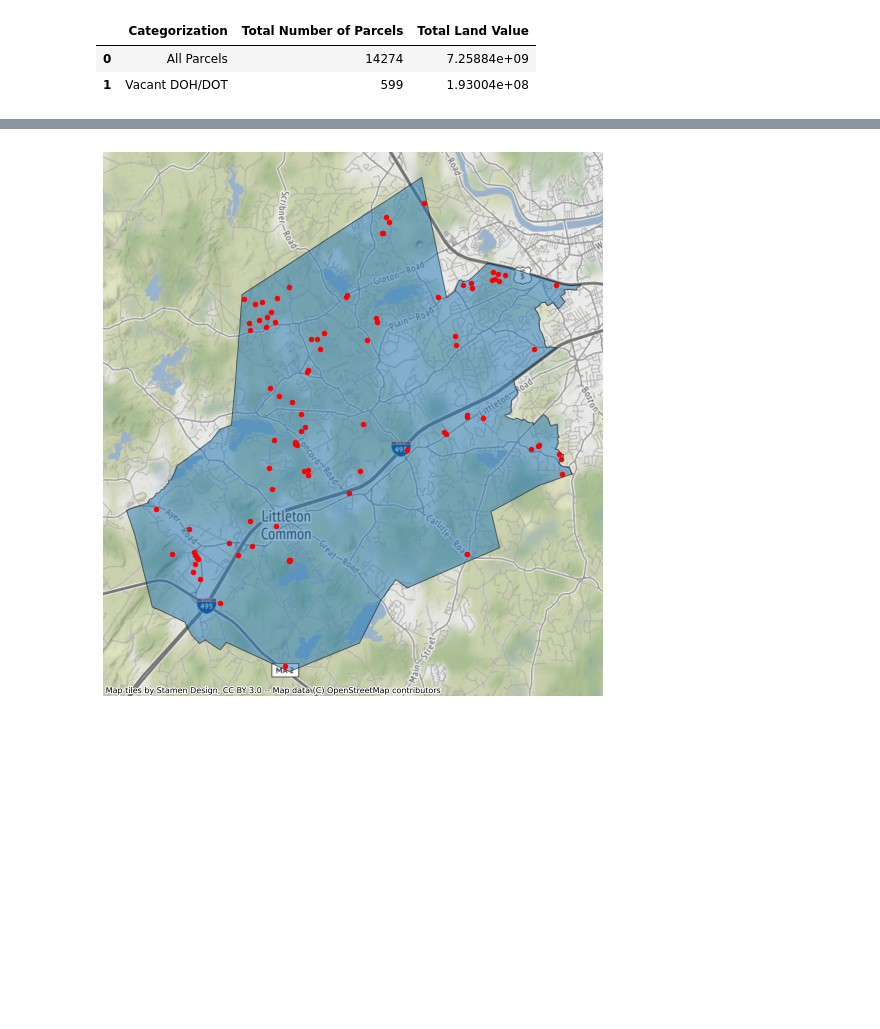
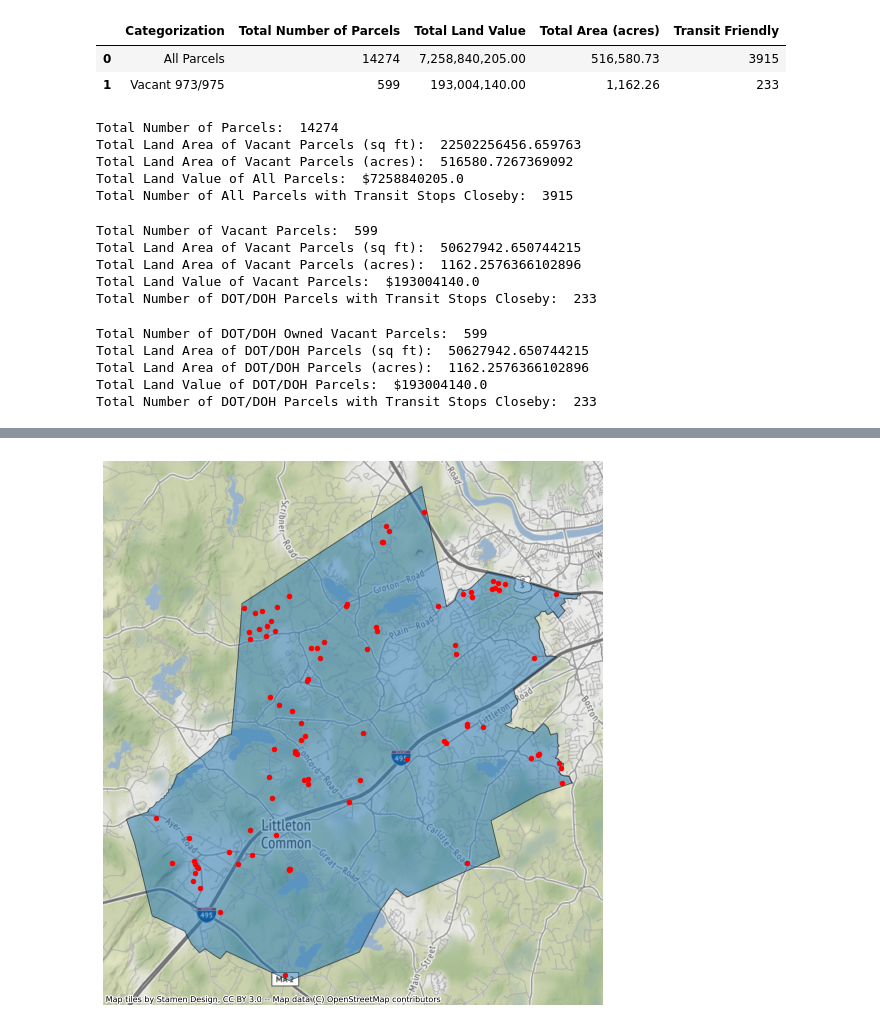
Before and after one commit to BU-Spark/summer2021internship, a Jupyter notebook: State Surplus/StateSurplus.ipynb, the cells around one changed output, grey strips where cells are left out. Drawn from its saved outputs; the diff is of its cells as text; code cells hidden in the pictures; blank space fills up the shorter version.

```diff
--- a/State Surplus/StateSurplus.ipynb
+++ b/State Surplus/StateSurplus.ipynb
@@ -38,19 +39,26 @@ data = data.reset_index()
 vacant = data[data['luc_adj_2'].isin([973,975])]
 # %%
 # Creating a summary dataframe with overview data on data parcels, to be exported as .png file
-summary = pd.DataFrame(columns = ['Categorization','Total Number of Parcels', 'Total Land Value'])
+pd.options.display.float_format = '{:20,.2f}'.format
+
+summary = pd.DataFrame(columns = ['Categorization','Total Number of Parcels', 'Total Land Value','Total Area (acres)', 'Transit Friendly'])
 summary.at[0,'Categorization'] = 'All Parcels'
 summary.at[0, 'Total Number of Parcels'] = len(data.index)
 summary.at[0, 'Total Land Value'] = data.land_value.sum()
+summary.at[0, 'Total Area (acres)'] = data.lot_areaft.sum()/43560
+summary.at[0, 'Transit Friendly'] = len(data[data.numTransitStops.notna()].index)
 
-summary.at[1,'Categorization'] = 'Vacant DOH/DOT'
+
+summary.at[1,'Categorization'] = 'Vacant 973/975'
 summary.at[1, 'Total Number of Parcels'] = len(vacant.index)
 summary.at[1, 'Total Land Value'] = vacant.land_value.sum()
+summary.at[1, 'Total Area (acres)'] = vacant.lot_areaft.sum()/43560
+summary.at[1, 'Transit Friendly'] = len(vacant[vacant.numTransitStops.notna()].index)
+
+summary.to_csv('/Users/hoperuse/summer2021internship/State Surplus/TopTens/summary.csv')
 summary
-
-# dfi.export(summary,'summary.png')
 # %% [output]
-|  | Categorization | Total Number of Parcels | Total Land Value |
-| 0 | All Parcels | 14274 | 7.25884e+09 |
-| 1 | Vacant DOH/DOT | 599 | 1.93004e+08 |
+|  | Categorization | Total Number of Parcels | Total Land Value | Total Area (acres) | Transit Friendly |
+| 0 | All Parcels | 14274 | 7,258,840,205.00 | 516,580.73 | 3915 |
+| 1 | Vacant 973/975 | 599 | 193,004,140.00 | 1,162.26 | 233 |
 # %%
@@ -79 +90,47 @@ parcelsAgg = parcelsAgg.dropna()
+# %%
+allParcels = aggData(data)
+allParcels = allParcels.rename(columns = {'District': 'REP_DIST'})
+
+print("Total Number of Parcels: ", len(data.index))
+print("Total Land Area of Vacant Parcels (sq ft): ", str(data.lot_areaft.sum()))
+print("Total Land Area of Vacant Parcels (acres): ", str(data.lot_areaft.sum()/43560))
+print("Total Land Value of All Parcels: ", '$' + str(data.land_value.sum()))
+print("Total Number of All Parcels with Transit Stops Closeby: ", len(data[data.numTransitStops.notna()]))
+# %% [output]
+Total Number of Parcels:  14274
+Total Land Area of Vacant Parcels (sq ft):  22502256456.659763
+Total Land Area of Vacant Parcels (acres):  516580.7267369092
+Total Land Value of All Parcels:  $7258840205.0
+Total Number of All Parcels with Transit Stops Closeby:  3915
+# %%
+vacantParcels = aggData(vacant)
+vacantParcels = vacantParcels.rename(columns = {'District': 'REP_DIST'})
+
+print("Total Number of Vacant Parcels: ", len(vacant.index))
+print("Total Land Area of Vacant Parcels (sq ft): ", str(vacant.lot_areaft.sum()))
+print("Total Land Area of Vacant Parcels (acres): ", str(vacant.lot_areaft.sum()/43560))
+print("Total Land Value of Vacant Parcels: ", '$' + str(vacant.land_value.sum()))
+print("Total Number of DOT/DOH Parcels with Transit Stops Closeby: ", len(vacant[vacant.numTransitStops.notna()]))
+# %% [output]
+Total Number of Vacant Parcels:  599
+Total Land Area of Vacant Parcels (sq ft):  50627942.650744215
+Total Land Area of Vacant Parcels (acres):  1162.2576366102896
+Total Land Value of Vacant Parcels:  $193004140.0
+Total Number of DOT/DOH Parcels with Transit Stops Closeby:  233
+# %%
+DoTDoH = aggData(data[data.luc_adj_2.isin([973,975])])
+dh = data[data.luc_adj_2.isin([973,975])]
+DoTDoH = DoTDoH.rename(columns = {'District': 'REP_DIST'})
+
+print("Total Number of DOT/DOH Owned Vacant Parcels: ", len(data[data.luc_adj_2.isin([973,975])].index))
+print("Total Land Area of DOT/DOH Parcels (sq ft): ", str(data[data.luc_adj_2.isin([973,975])].lot_areaft.sum()))
+print("Total Land Area of DOT/DOH Parcels (acres): ", str(data[data.luc_adj_2.isin([973,975])].lot_areaft.sum() / 43560))
+print("Total Land Value of DOT/DOH Parcels: ", '$' + str(data[data.luc_adj_2.isin([973,975])].land_value.sum()))
+print("Total Number of DOT/DOH Parcels with Transit Stops Closeby: ", len(dh[dh.numTransitStops.notna()]))
+# %% [output]
+Total Number of DOT/DOH Owned Vacant Parcels:  599
+Total Land Area of DOT/DOH Parcels (sq ft):  50627942.650744215
+Total Land Area of DOT/DOH Parcels (acres):  1162.2576366102896
+Total Land Value of DOT/DOH Parcels:  $193004140.0
+Total Number of DOT/DOH Parcels with Transit Stops Closeby:  233
 # %%
```
Also changed, not shown: parts of 9 cells of this notebook.
